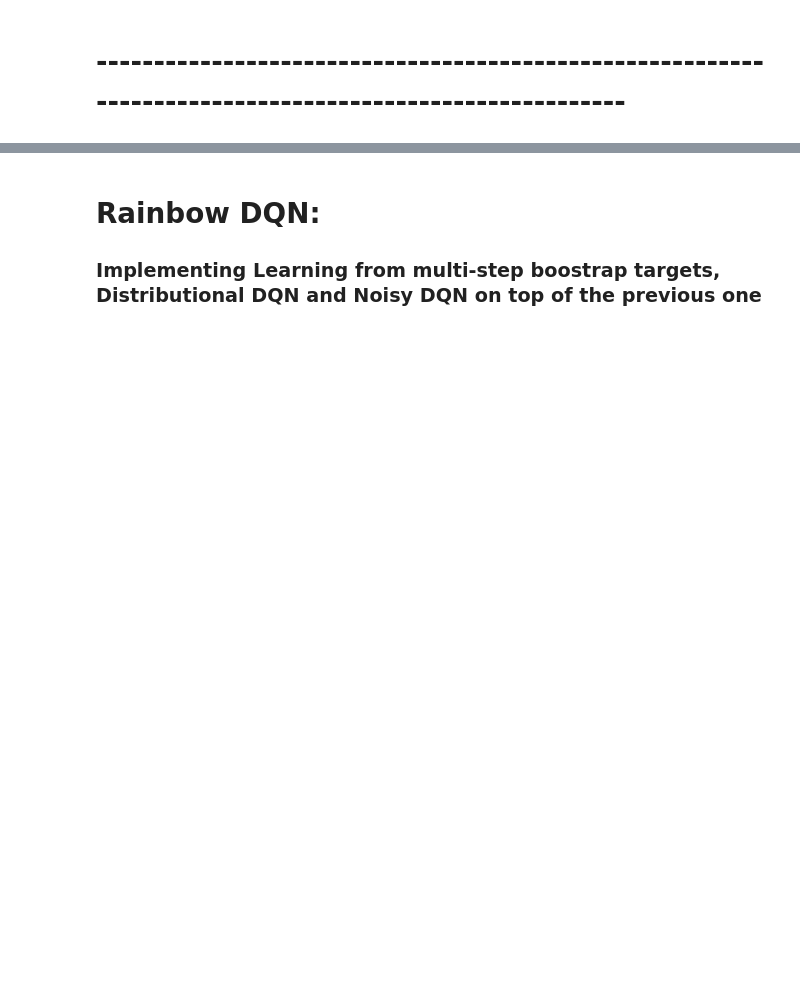
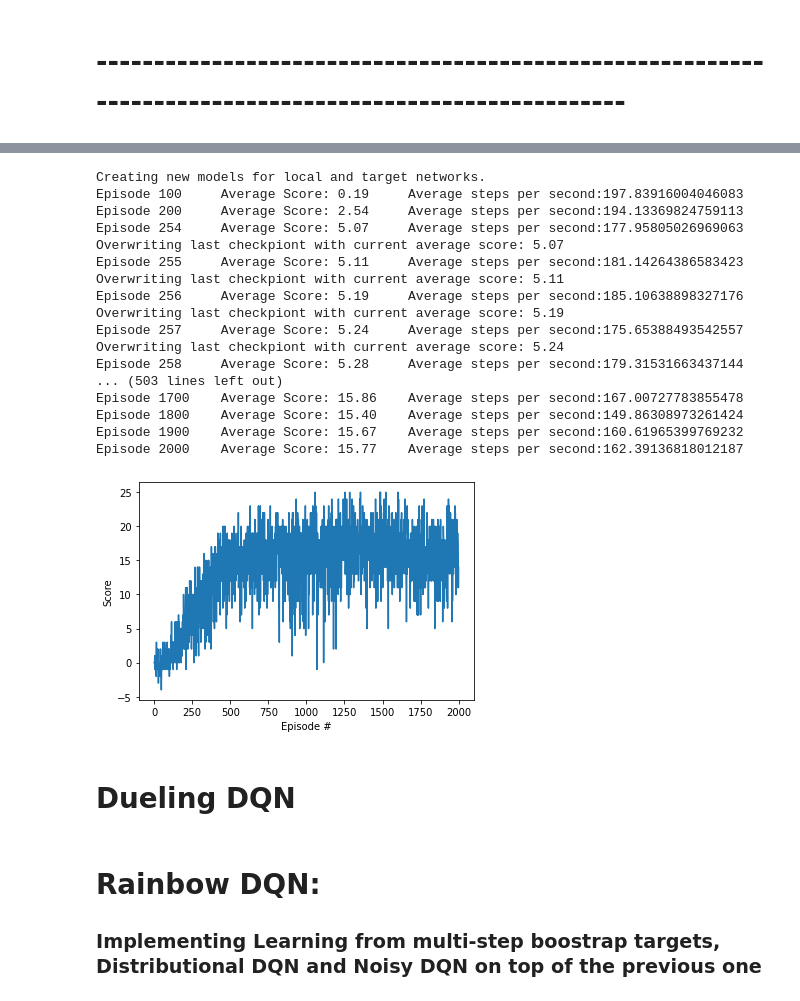
Before and after one commit to LucasSabbatini/udacity_reinforcement_project_navigation, a Jupyter notebook: src/Navigation.ipynb, the cells around one changed output, grey strips where cells are left out. Cells and saved outputs as stored; diff of their text form; code cells hidden in the pictures; blank space fills up the shorter version.

```diff
--- a/src/Navigation.ipynb
+++ b/src/Navigation.ipynb
@@ -264,7 +225,7 @@ class Agent():
             self.training = False
 
         # Replay memory
-        self.memory = PrioritizedReplayBuffer(action_size, buffer_size, batch_size, seed, self.device)
+        self.memory = ReplayBuffer(action_size, buffer_size, batch_size, seed, self.device)
 
         # Initialize time step (for updating every UPDATE_EVERY steps)
         self.t_step = t_step
@@ -355,7 +316,7 @@ class Agent():
             return random.choice(np.arange(self.action_size))
 
 
-class PrioritizedReplayBuffer: # TODO: Implement Prioritized Experience Replay
+class ReplayBuffer:
     """Fixed-size buffer to store experience tuples."""
 
     def __init__(self, action_size, buffer_size, batch_size, seed, device):
@@ -959,10 +929,11 @@ brain = env.brains[brain_name]
 # %%
+t_step = 0
 alpha = 0.1
 gamma = 0.99
 epsilon = 0.99
-agent = Agent(state_size=8,
+agent = Agent(state_size=37,
               action_size=4,
-              t_setp=t_step,
+              t_step=t_step,
               alpha=alpha,
               gamma=gamma,
               seed=0)
@@ -985,0 +1212,58 @@ plt.show()
+# %%
+from unityagents import UnityEnvironment
+import numpy as np
+
+env = UnityEnvironment(file_name="../banana_unity_env/Banana.exe")
+
+# get the default brain
+brain_name = env.brain_names[0]
+brain = env.brains[brain_name]
+# %%
+t_step = 0
+alpha = 0.1
+gamma = 0.99
+epsilon = 0.99
+agent = Agent(state_size=37,
+              action_size=4,
+              t_step=t_step,
+              alpha=alpha,
+              gamma=gamma,
+              seed=0)
+
+
+n_episodes=2000
+max_t=1000
+eps_start=1.0
+eps_end=0.01
+eps_decay=0.995
+
+scores = dqn(agent, env, brain_name, n_episodes=2000, max_t=1000, eps_start=1.0, eps_end=0.01, eps_decay=0.995)
+
+# plot the scores
+fig = plt.figure()
+ax = fig.add_subplot(111)
+plt.plot(np.arange(len(scores)), scores)
+plt.ylabel('Score')
+plt.xlabel('Episode #')
+plt.show()
+# %% [output]
+Creating new models for local and target networks.
+Episode 100     Average Score: 0.19     Average steps per second:197.83916004046083
+Episode 200     Average Score: 2.54     Average steps per second:194.13369824759113
+Episode 254     Average Score: 5.07     Average steps per second:177.95805026969063
+Overwriting last checkpiont with current average score: 5.07
+Episode 255     Average Score: 5.11     Average steps per second:181.14264386583423
+Overwriting last checkpiont with current average score: 5.11
+Episode 256     Average Score: 5.19     Average steps per second:185.10638898327176
+Overwriting last checkpiont with current average score: 5.19
+Episode 257     Average Score: 5.24     Average steps per second:175.65388493542557
+Overwriting last checkpiont with current average score: 5.24
+Episode 258     Average Score: 5.28     Average steps per second:179.31531663437144
+... (503 lines left out)
+Episode 1700    Average Score: 15.86    Average steps per second:167.00727783855478
+Episode 1800    Average Score: 15.40    Average steps per second:149.86308973261424
+Episode 1900    Average Score: 15.67    Average steps per second:160.61965399769232
+Episode 2000    Average Score: 15.77    Average steps per second:162.39136818012187
+[figure, added]
+# %% [markdown]
+# Dueling DQN
```
Also changed, not shown: parts of 18 cells of this notebook, 3 other files.
